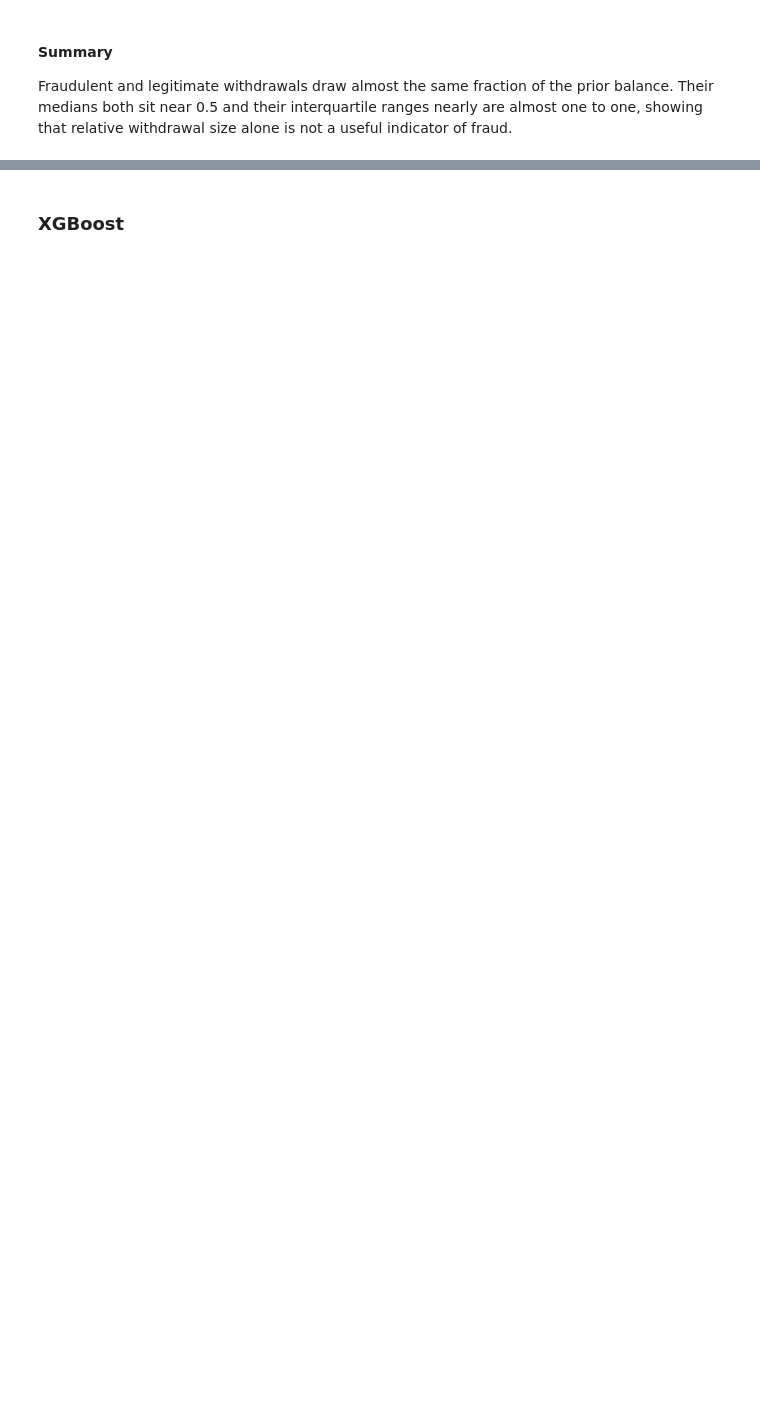
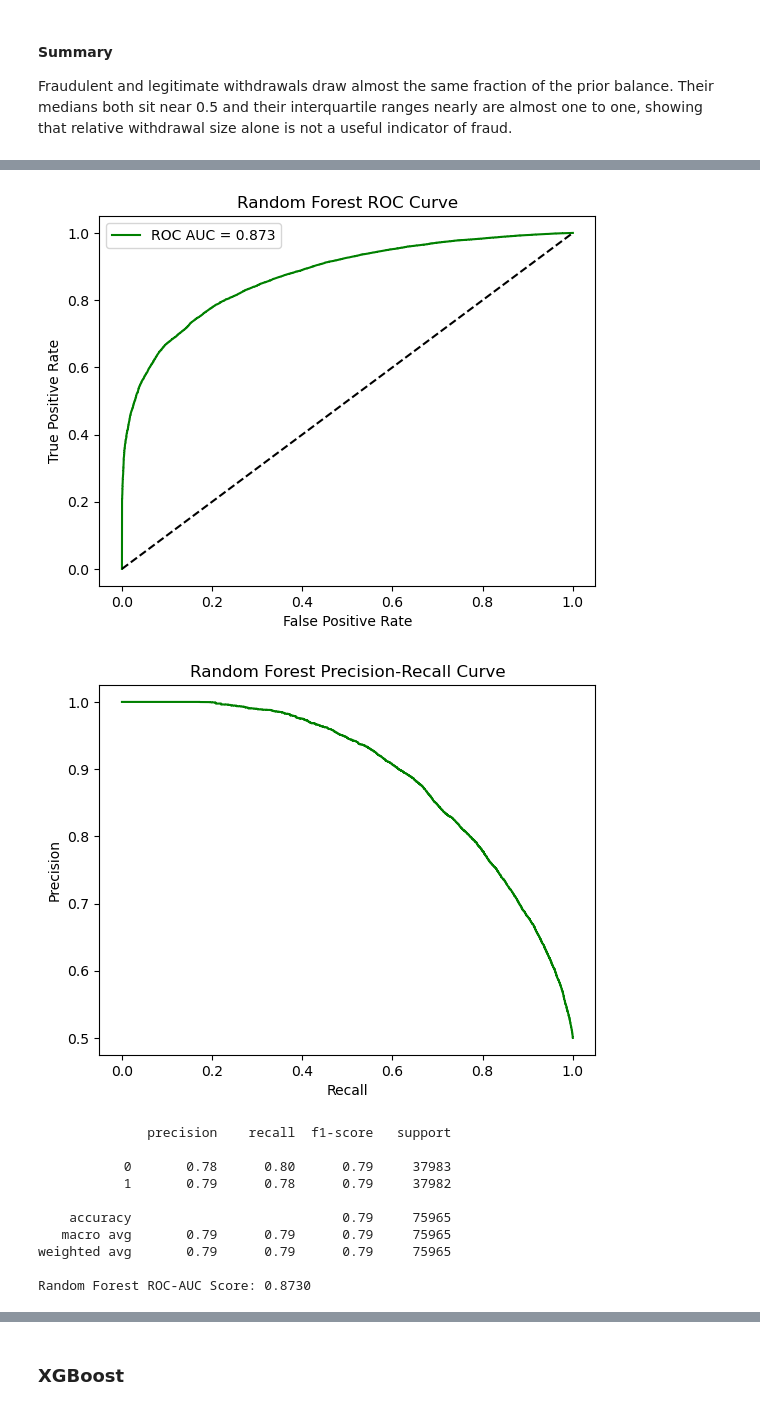
Before and after one commit to owenmilke/CS3870-Final-Project, a Jupyter notebook: BankFraud.ipynb, the cells around one changed output, grey strips where cells are left out. Saved outputs shown, nothing was run; the diff lists cells and outputs as text; code cells hidden in the pictures; blank space fills up the shorter version.

```diff
--- a/BankFraud.ipynb
+++ b/BankFraud.ipynb
@@ -475,0 +579,57 @@ Fraudulent and legitimate withdrawals draw almost the same fraction of the prior
+# %%
+from sklearn.ensemble import RandomForestClassifier
+
+# Train Random Forest
+rf = RandomForestClassifier(n_estimators=100, max_depth=5, n_jobs=-1, random_state=42)
+rf.fit(X_train, y_train)
+
+# Predict
+y_pred_rf = rf.predict(X_test)
+y_proba_rf = rf.predict_proba(X_test)[:, 1]
+
+# ROC Curve
+fpr_rf, tpr_rf, _ = roc_curve(y_test, y_proba_rf)
+plt.figure()
+plt.plot(fpr_rf, tpr_rf, color='green', label=f'ROC AUC = {roc_auc_score(y_test, y_proba_rf):.3f}')
+plt.plot([0, 1], [0, 1], 'k--')
+plt.xlabel('False Positive Rate')
+plt.ylabel('True Positive Rate')
+plt.title('Random Forest ROC Curve')
+plt.legend()
+plt.show()
+
+# Precision-Recall Curve
+precision_rf, recall_rf, _ = precision_recall_curve(y_test, y_proba_rf)
+plt.figure()
+plt.plot(recall_rf, precision_rf, color='green')
+plt.xlabel('Recall')
+plt.ylabel('Precision')
+plt.title('Random Forest Precision-Recall Curve')
+plt.show()
+
+
+# Evaluation
+print(classification_report(y_test, y_pred_rf))
+print(f"Random Forest ROC-AUC Score: {roc_auc_score(y_test, y_proba_rf):.4f}")
+
+# For Random Forest
+cm_rf = confusion_matrix(y_test, y_pred_rf)
+plt.figure(figsize=(4,3))
+sns.heatmap(cm_rf, annot=True, fmt='d', cmap='Greens')
+plt.title('Random Forest Confusion Matrix')
+plt.xlabel('Predicted')
+plt.ylabel('Actual')
+plt.show()
+# %% [output]
+[figure, added]
+[figure, added]
+              precision    recall  f1-score   support
+
+           0       0.78      0.80      0.79     37983
+           1       0.79      0.78      0.79     37982
+
+    accuracy                           0.79     75965
+   macro avg       0.79      0.79      0.79     75965
+weighted avg       0.79      0.79      0.79     75965
+
+Random Forest ROC-AUC Score: 0.8730
```
Also changed, not shown: parts of 11 cells of this notebook.
